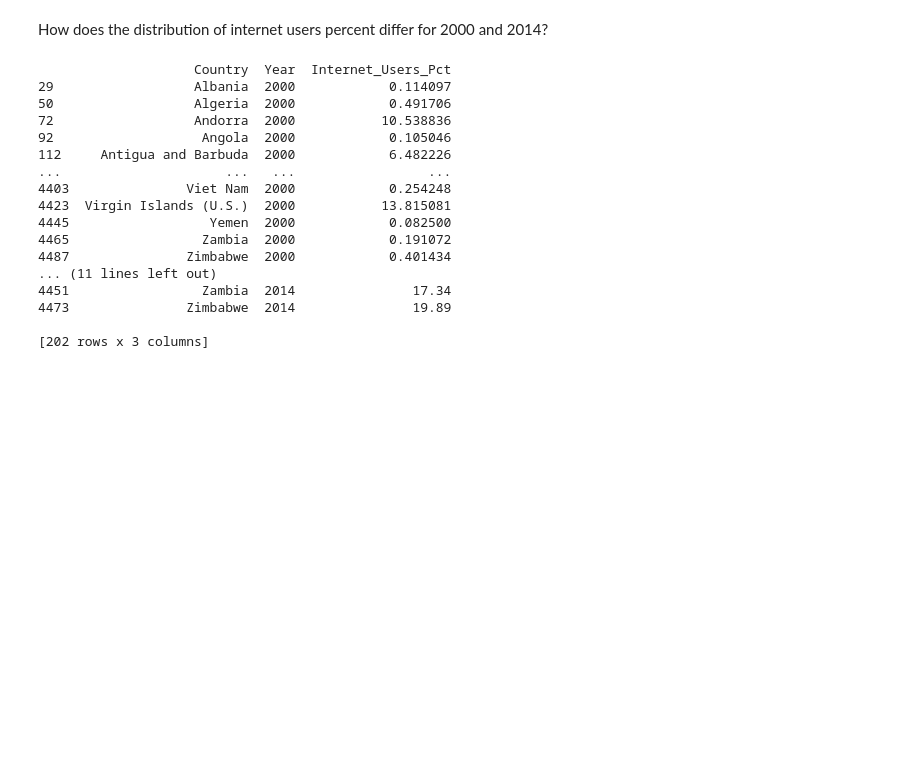
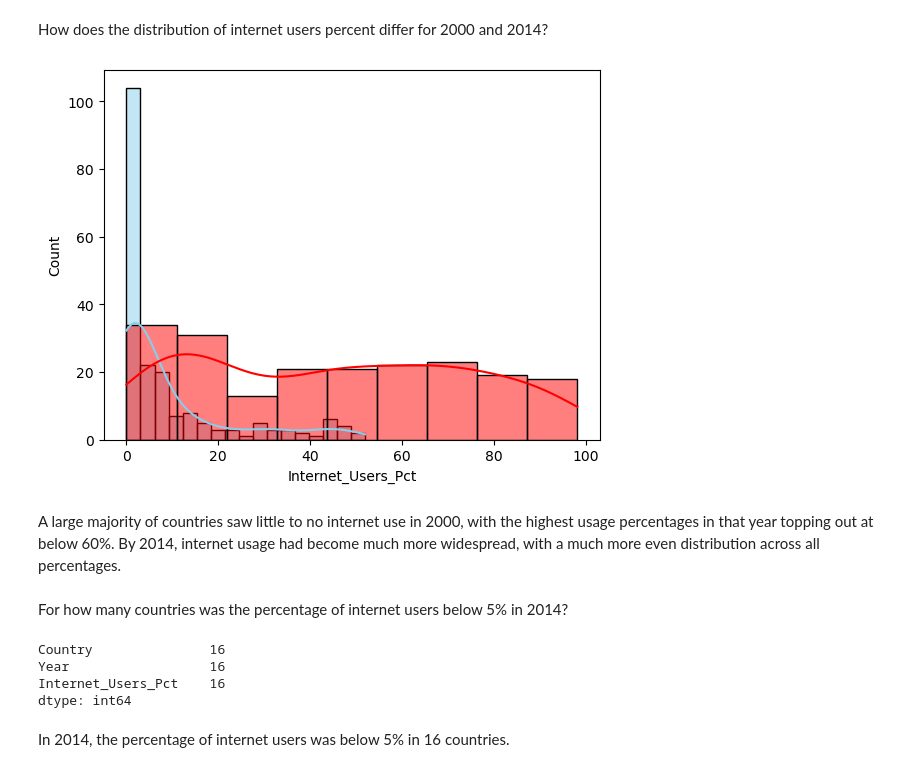
Before and after one commit to NSS-Data-Analytics-Cohort-10/gdp-and-internet-usage-jchabinec, a Jupyter notebook: notebooks/gdp_and_internet_usage.ipynb, the cells around one changed output. Cells and saved outputs as stored; diff of their text form; code cells hidden in the pictures; blank space fills up the shorter version.

```diff
--- a/notebooks/gdp_and_internet_usage.ipynb
+++ b/notebooks/gdp_and_internet_usage.ipynb
@@ -284,24 +284,24 @@ The first non-zero internet users percentage was recorded in 1990.
 # %% [markdown]
 How does the distribution of internet users percent differ for 2000 and 2014?
 # %%
-internet_2000 = internet_df[internet_df['Year']==2000]
-internet_2014 = internet_df[internet_df['Year']==2014]
-print(internet_2000, internet_2014)
+internet_2000 = internet_df[internet_df['Year'] == 2000]
+internet_2014 = internet_df[internet_df['Year'] == 2014]
+sns.histplot(data=internet_2000, x="Internet_Users_Pct", color="skyblue", label="Internet Use 2000", kde=True)
+sns.histplot(data=internet_2014, x="Internet_Users_Pct", color="red", label="Internet Use 2014", kde=True)
+plt.show()
 # %% [output]
-                    Country  Year  Internet_Users_Pct
-29                  Albania  2000            0.114097
-50                  Algeria  2000            0.491706
-72                  Andorra  2000           10.538836
-92                   Angola  2000            0.105046
-112     Antigua and Barbuda  2000            6.482226
-...                     ...   ...                 ...
-4403               Viet Nam  2000            0.254248
-4423  Virgin Islands (U.S.)  2000           13.815081
-4445                  Yemen  2000            0.082500
-4465                 Zambia  2000            0.191072
-4487               Zimbabwe  2000            0.401434
-... (11 lines left out)
-4451                 Zambia  2014               17.34
-4473               Zimbabwe  2014               19.89
-
-[202 rows x 3 columns]
+[figure, added]
+# %% [markdown]
+A large majority of countries saw little to no internet use in 2000, with the highest usage percentages in that year topping out at below 60%. By 2014, internet usage had become much more widespread, with a much more even distribution across all percentages.
+# %% [markdown]
+For how many countries was the percentage of internet users below 5% in 2014?
+# %%
+under_5pct_usage_2014 = internet_2014[internet_2014['Internet_Users_Pct'] < 5.0].count()
+print(under_5pct_usage_2014)
+# %% [output]
+Country               16
+Year                  16
+Internet_Users_Pct    16
+dtype: int64
+# %% [markdown]
+In 2014, the percentage of internet users was below 5% in 16 countries.
```
